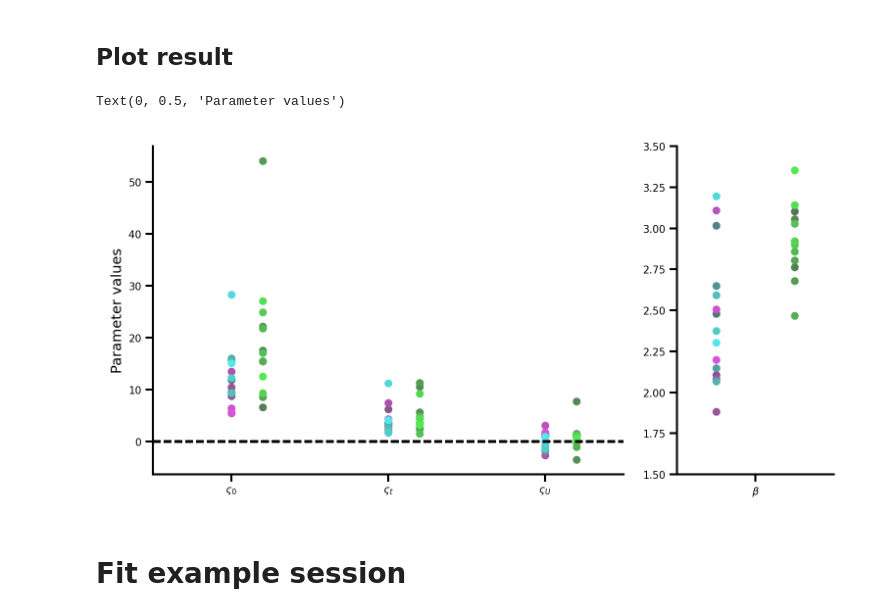
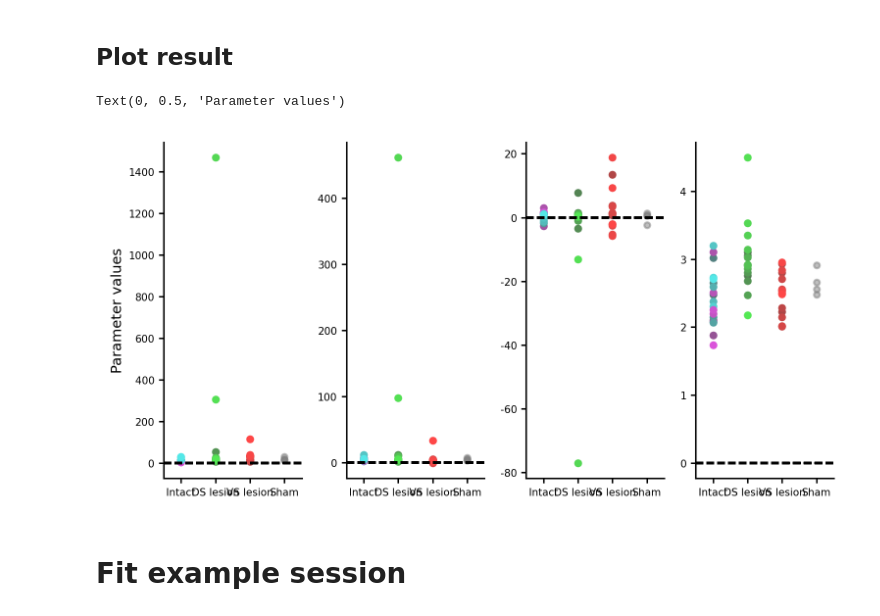
Before and after one commit to HeathenToaster/RunningFastAndSlow, a Jupyter notebook: model_fitting.ipynb, the cells around one changed output. Cells and saved outputs as stored; diff of their text form; code cells hidden in the pictures.

```diff
--- a/model_fitting.ipynb
+++ b/model_fitting.ipynb
@@ -297,7 +324,7 @@ for animal in intact_rats:
     axs[1].set_ylabel('Model BIC score')
     axs[1].set_xticks(np.arange(7))
     axs[1].set_xticklabels(dict_to_xticklabels({k:ablation_losses[animal][k] for k in the_keys_i_want}, labels=['αt', 'γt', 'αR', 'γR']))
-    axs[1].set_ylim([750, 900])
+    axs[1].set_ylim([900, 1250])
     axs[1].set_xlim([-.5, 6.5])
     axs[1].axhline(1, color='k', linestyle='--')
 
@@ -355,7 +382,7 @@ for animal in intact_rats:
     axs[1].set_ylabel('Model BIC score')
     axs[1].set_xticks(np.arange(7))
     axs[1].set_xticklabels(dict_to_xticklabels({k:ablation_losses[animal][k] for k in the_keys_i_want}, labels=['μt', 'σt', 'μR', 'σR']))
-    axs[1].set_ylim([150, 400])
+    axs[1].set_ylim([250, 500])
     axs[1].set_xlim([-.5, 6.5])
     axs[1].axhline(1, color='k', linestyle='--')
 
@@ -479,55 +524,75 @@ else:
 # %% [markdown]
 ## Plot result
 # %%
-fig, axs = plt.subplots(1, 2, figsize=(5, 2.5), gridspec_kw={'width_ratios': [3, 1]})
-ylabels = [r'$\varsigma_0$', r"$\varsigma_t$", r"$\varsigma_U$"]
-beta = r'$\beta$'
+fig, axs = plt.subplots(1, 4, figsize=(5, 2.5))
+ylabels = [r'$\varsigma_0$', r"$\varsigma_t$", r"$\varsigma_U$", r'$\beta$']
 ylims = [[-.2, 2.5], [-.05, .2], [-.15, .15],]
 
 
 effort_sensitivity_0_intact = []
 effort_sensitivity_t_intact = []
 effort_sensitivity_U_intact = []
 power_0_intact = []
 
-effort_sensitivity_0_lesion = []
-effort_sensitivity_t_lesion = []
-effort_sensitivity_U_lesion = []
-power_0_lesion = []
+effort_sensitivity_0_lesionDS = []
+effort_sensitivity_t_lesionDS = []
+effort_sensitivity_U_lesionDS = []
+power_0_lesionDS = []
+
+effort_sensitivity_0_lesionVS = []
+effort_sensitivity_t_lesionVS = []
+effort_sensitivity_U_lesionVS = []
+power_0_lesionVS = []
+
+effort_sensitivity_0_sham = []
+effort_sensitivity_t_sham = []
+effort_sensitivity_U_sham = []
+power_0_sham = []
 
 for animal in all_rats:
     if animal in intact_rats:
-        x = np.arange(3)
+        x = 0
         effort_sensitivity_0_intact.append(effort_sensitivity_0[animal])
         effort_sensitivity_t_intact.append(effort_sensitivity_t[animal])
         effort_sensitivity_U_intact.append(effort_sensitivity_U[animal])
         power_0_intact.append(power_0[animal])
 
-    else:
-        x = np.arange(3) + .2
-        effort_sensitivity_0_lesion.append(effort_sensitivity_0[animal])
-        effort_sensitivity_t_lesion.append(effort_sensitivity_t[animal])
-        effort_sensitivity_U_lesion.append(effort_sensitivity_U[animal])
-        power_0_lesion.append(power_0[animal])
+    elif animal in DSlesioned_rats:
+        x = 1
+        effort_sensitivity_0_lesionDS.append(effort_sensitivity_0[animal])
+        effort_sensitivity_t_lesionDS.append(effort_sensitivity_t[animal])
+        effort_sensitivity_U_lesionDS.append(effort_sensitivity_U[animal])
+        power_0_lesionDS.append(power_0[animal])
 
-    axs[0].scatter(x,  [effort_sensitivity_0[animal], effort_sensitivity_t[animal], effort_sensitivity_U[animal]], color=rat_markers[animal][0], label=animal, marker=rat_markers[animal][1], s=8)
-    axs[0].set_title(f"")
-    axs[0].set_xticks(np.arange(3))
-    axs[0].set_xticklabels(ylabels)
-    axs[0].set_xlim(-.5, 2.5)
-    axs[0].axhline(0, color='black', linestyle='--', linewidth=1)
+    elif animal in VSlesioned_rats:
+        x = 2
+        effort_sensitivity_0_lesionVS.append(effort_sensitivity_0[animal])
+        effort_sensitivity_t_lesionVS.append(effort_sensitivity_t[animal])
+        effort_sensitivity_U_lesionVS.append(effort_sensitivity_U[animal])
+        power_0_lesionVS.append(power_0[animal])
 
-    x = 0 if animal in intact_rats else 1
-    axs[1].scatter(x, power_0[animal], color=rat_markers[animal][0], label=animal, marker=rat_markers[animal][1], s=8)
-    axs[1].set_ylim(1.5, 3.5)
-    axs[1].set_xticks([0.5])
-    axs[1].set_xlim(-.5, 1.5)
-    axs[1].set_xticklabels([beta])
+    elif animal in sham_rats:
+        x = 3
+        effort_sensitivity_0_sham.append(effort_sensitivity_0[animal])
+        effort_sensitivity_t_sham.append(effort_sensitivity_t[animal])
+        effort_sensitivity_U_sham.append(effort_sensitivity_U[animal])
+        power_0_sham.append(power_0[animal])
+
+
+    for i, (ylabel, var) in enumerate(zip(ylabels, [effort_sensitivity_0, effort_sensitivity_t, effort_sensitivity_U, power_0])):
+        # if effort_sensitivity_0[animal] > 1000:
+        #     continue
+        axs[i].scatter(x, var[animal], color=rat_markers[animal][0], label=animal, marker=rat_markers[animal][1], s=8)
+        axs[i].set_xticks(np.arange(4))
+        axs[i].set_xticklabels(['Intact', 'DS lesion', 'VS lesion', 'Sham'])
+        axs[i].set_xlim(-.5, 3.5)
+        axs[i].axhline(0, color='black', linestyle='--', linewidth=1)
+
 
 axs[0].set_ylabel("Parameter values")
 # %% [output]
 Text(0, 0.5, 'Parameter values')
-[figure, old version]
+[figure, new version]
 # %% [markdown]
 # Fit example session
 # %%
```
Also changed, not shown: parts of 8 cells of this notebook, 14 other files.
